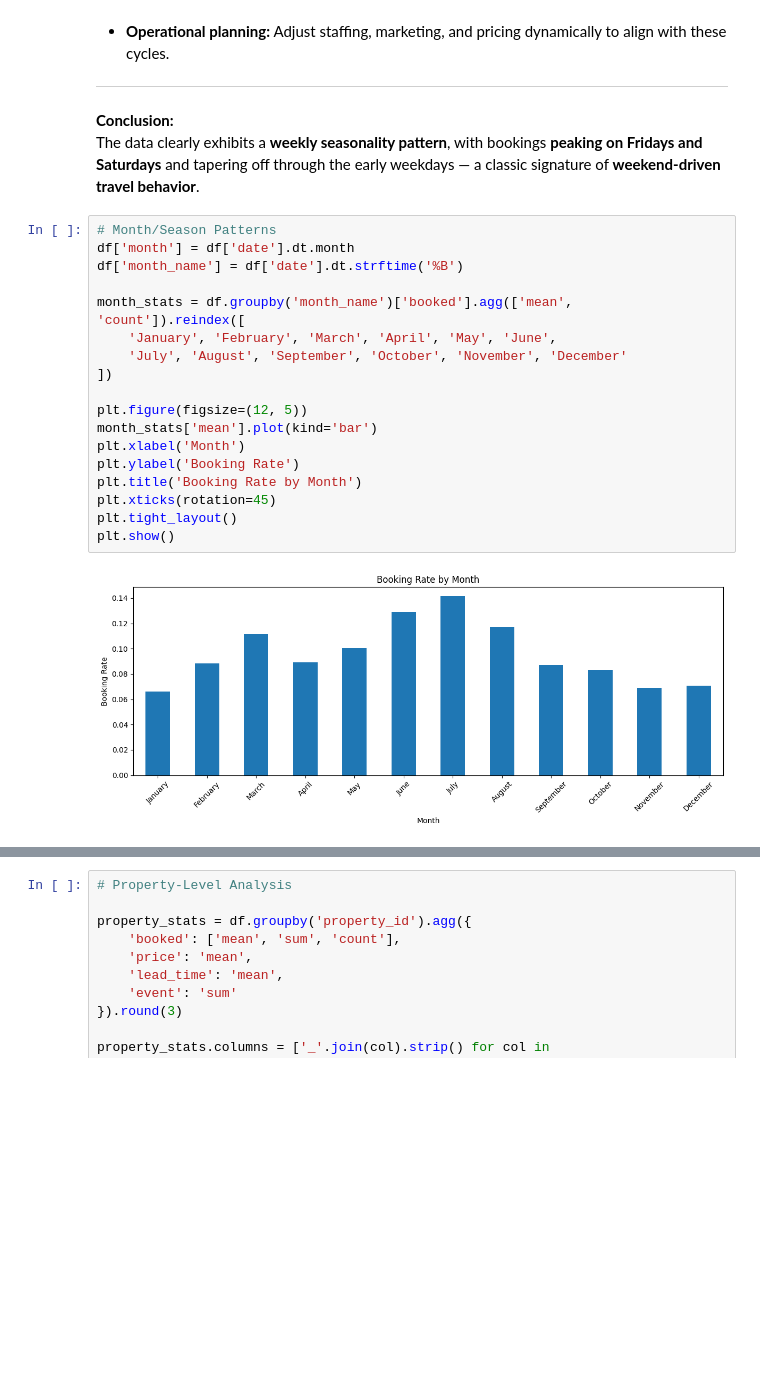
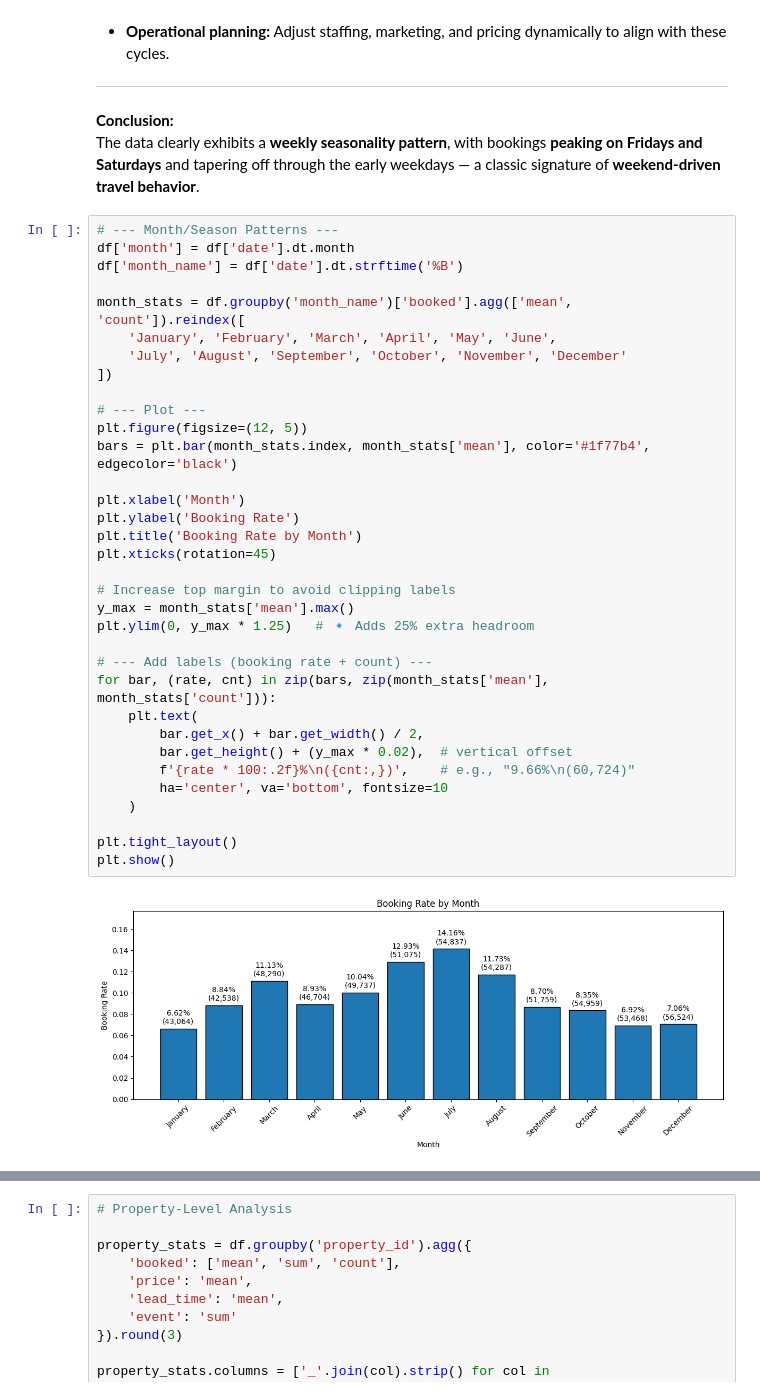
Before and after one commit to okonp07/evolve_project, a Jupyter notebook: notebooks/eda.ipynb, the cells around one changed output, grey strips where cells are left out. Cells and saved outputs as stored; diff of their text form; blank space fills up the shorter version.

```diff
--- a/notebooks/eda.ipynb
+++ b/notebooks/eda.ipynb
@@ -556,23 +590,39 @@ plt.show()
 **Conclusion:**
 The data clearly exhibits a **weekly seasonality pattern**, with bookings **peaking on Fridays and Saturdays** and tapering off through the early weekdays — a classic signature of **weekend-driven travel behavior**.
 # %%
-# Month/Season Patterns
+# --- Month/Season Patterns ---
 df['month'] = df['date'].dt.month
 df['month_name'] = df['date'].dt.strftime('%B')
 
 month_stats = df.groupby('month_name')['booked'].agg(['mean', 'count']).reindex([
     'January', 'February', 'March', 'April', 'May', 'June',
     'July', 'August', 'September', 'October', 'November', 'December'
 ])
 
+# --- Plot ---
 plt.figure(figsize=(12, 5))
-month_stats['mean'].plot(kind='bar')
+bars = plt.bar(month_stats.index, month_stats['mean'], color='#1f77b4', edgecolor='black')
+
 plt.xlabel('Month')
 plt.ylabel('Booking Rate')
 plt.title('Booking Rate by Month')
 plt.xticks(rotation=45)
+
+# Increase top margin to avoid clipping labels
+y_max = month_stats['mean'].max()
+plt.ylim(0, y_max * 1.25)   # 🔹 Adds 25% extra headroom
+
+# --- Add labels (booking rate + count) ---
+for bar, (rate, cnt) in zip(bars, zip(month_stats['mean'], month_stats['count'])):
+    plt.text(
+        bar.get_x() + bar.get_width() / 2,
+        bar.get_height() + (y_max * 0.02),  # vertical offset
+        f'{rate * 100:.2f}%\n({cnt:,})',    # e.g., "9.66%\n(60,724)"
+        ha='center', va='bottom', fontsize=10
+    )
+
 plt.tight_layout()
 plt.show()
 # %% [output]
-[figure, old version]
+[figure, new version]
 # %% [markdown]
```
Also changed, not shown: parts of 12 cells of this notebook.
